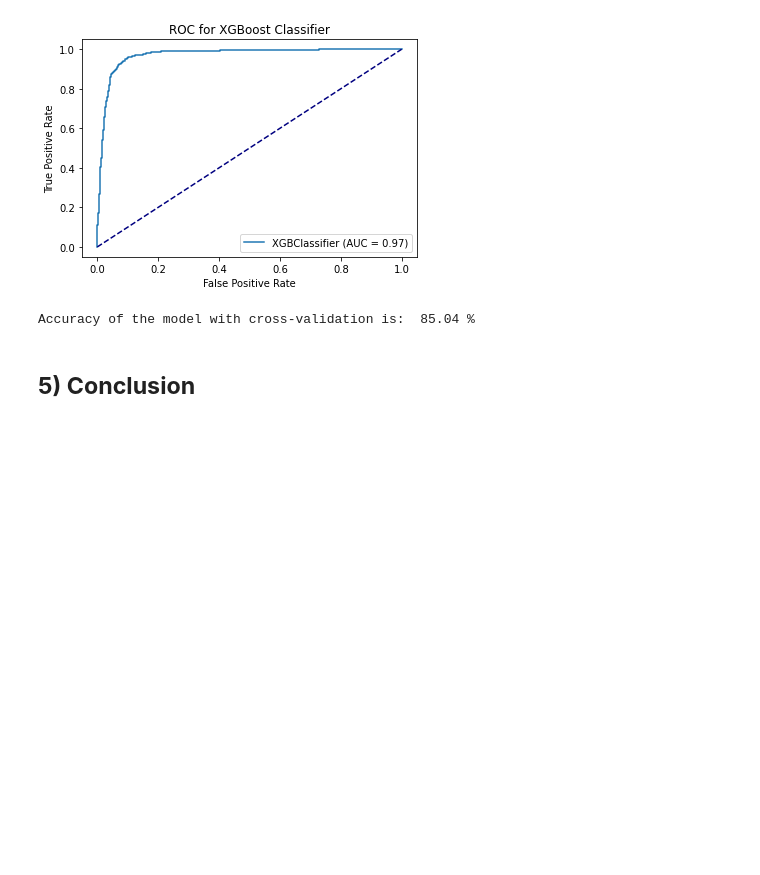
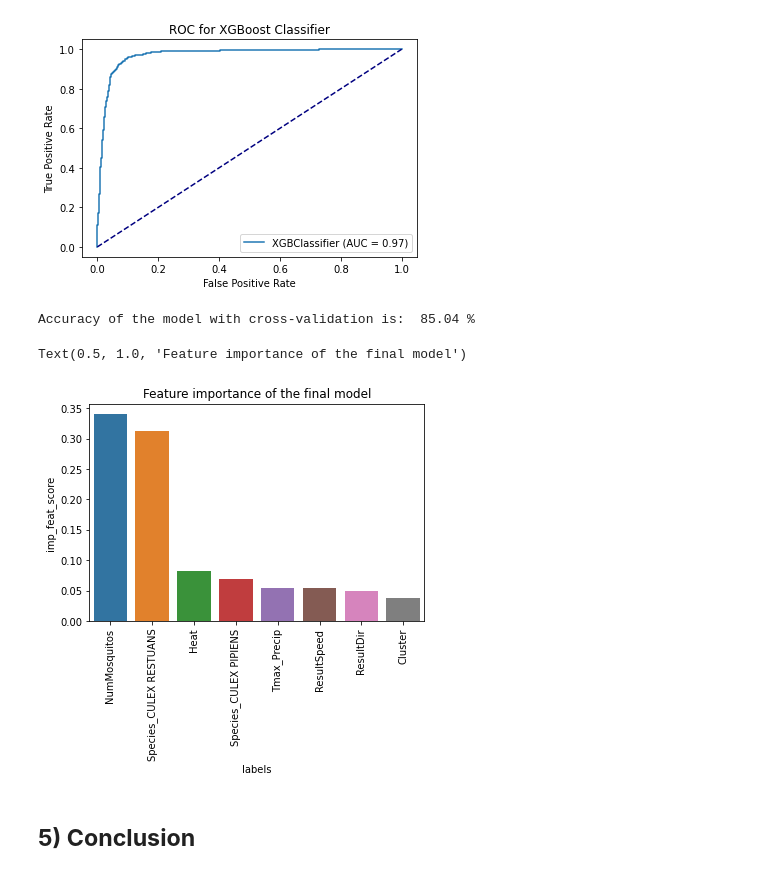
Before and after one commit to jade-lam/Springboard-DSC, a Jupyter notebook: Capstone 2 - West Nile Virus Prediction.ipynb, the cells around one changed output. Drawn from its saved outputs; the diff is of its cells as text; code cells hidden in the pictures; blank space fills up the shorter version.

```diff
--- a/Capstone 2 - West Nile Virus Prediction.ipynb
+++ b/Capstone 2 - West Nile Virus Prediction.ipynb
@@ -1279,6 +1279,20 @@ cross_val_accuracy = cross_val_score(xgb_model_opt, X, y, scoring='accuracy', cv
 print('Accuracy of the model with cross-validation is: ', (np.mean(cross_val_accuracy)*100).round(2),'%')
 # %% [output]
 Accuracy of the model with cross-validation is:  85.04 %
+# %%
+labels = final_df.columns.tolist()
+imp_feat_score = xgb_model_opt.feature_importances_
+comb_list = list(zip(labels, imp_feat_score))
+
+feat_rank = pd.DataFrame(comb_list,columns=['labels', 'imp_feat_score']).sort_values(by='imp_feat_score', ascending=False)
+#feat_rank.sort_values(by='imp_feat_score', ascending=False)
+# %%
+sns.barplot(x='labels', y='imp_feat_score', data=feat_rank)
+plt.xticks(rotation=90)
+plt.title('Feature importance of the final model')
+# %% [output]
+Text(0.5, 1.0, 'Feature importance of the final model')
+[figure, added]
 # %% [markdown]
 ## **5) Conclusion**
 # %% [markdown]
```
